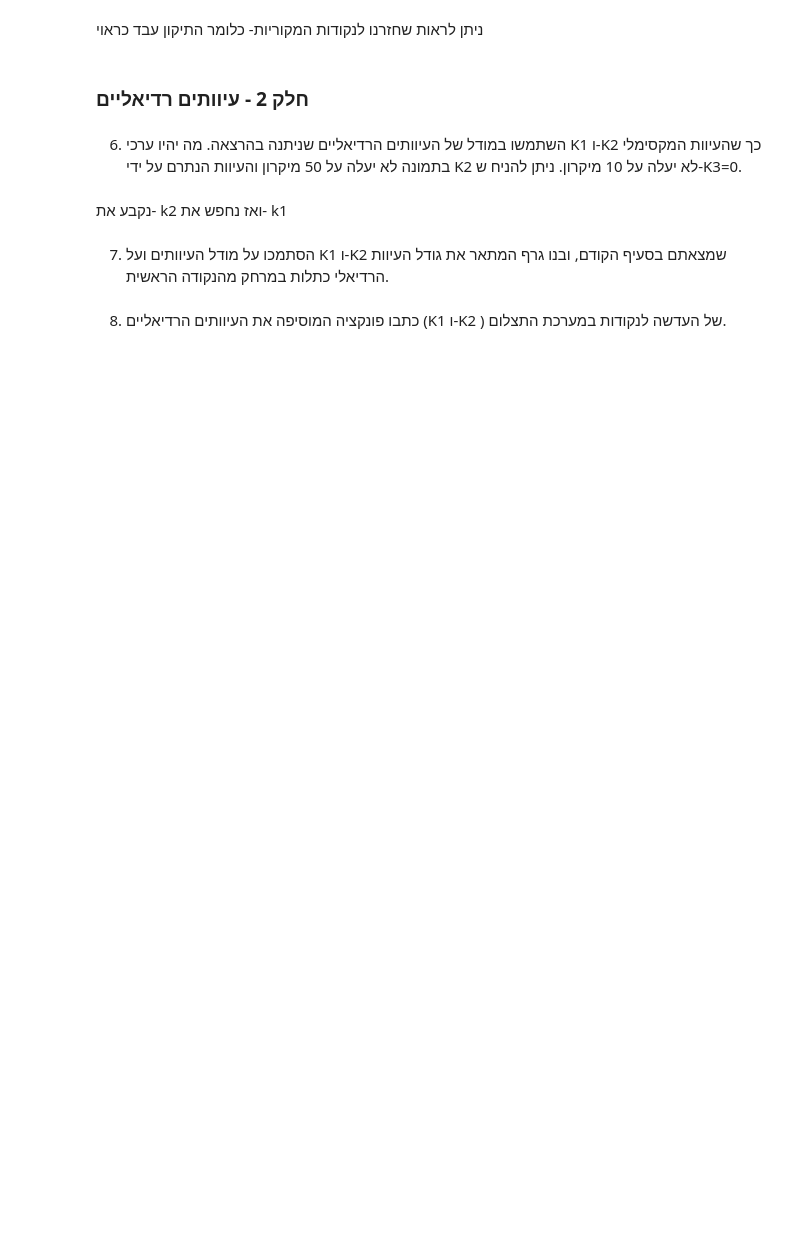
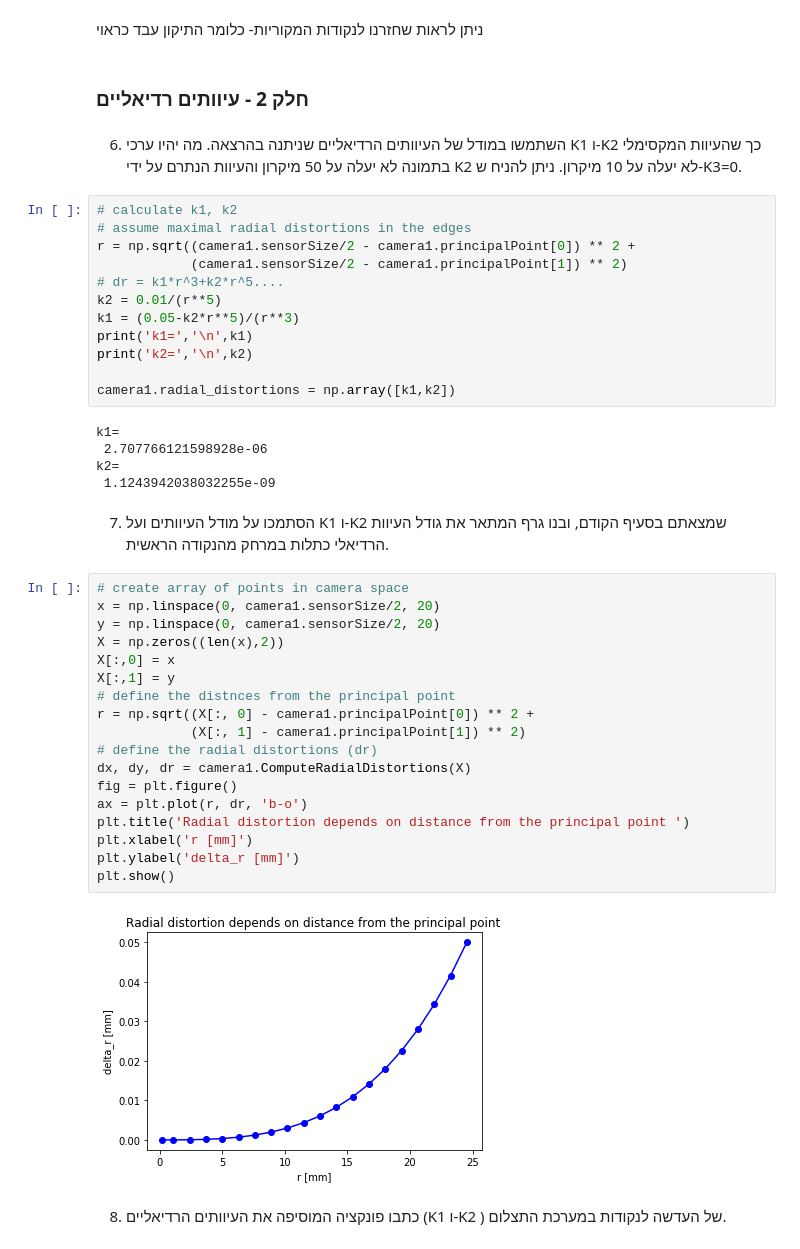
Before and after one commit to orenltr/Photo2, a Jupyter notebook: Lab3_CameraCalibratoin1.ipynb, the cells around one changed output. Cells and saved outputs as stored; diff of their text form; blank space fills up the shorter version.

```diff
--- a/Lab3_CameraCalibratoin1.ipynb
+++ b/Lab3_CameraCalibratoin1.ipynb
@@ -123,12 +129,44 @@ print('~~~~~','\n',correted_points)
 ### חלק 2 - עיוותים רדיאליים
 # %% [markdown]
 6.	השתמשו במודל של העיוותים הרדיאליים שניתנה בהרצאה. מה יהיו ערכי K1  ו-K2 כך שהעיוות המקסימלי בתמונה לא יעלה על 50 מיקרון והעיוות הנתרם על ידי K2 לא יעלה על 10 מיקרון. ניתן להניח ש-K3=0.
-# %% [markdown]
-נקבע את-
-k2
-ואז נחפש את-
-k1
+# %%
+# calculate k1, k2
+# assume maximal radial distortions in the edges
+r = np.sqrt((camera1.sensorSize/2 - camera1.principalPoint[0]) ** 2 +
+            (camera1.sensorSize/2 - camera1.principalPoint[1]) ** 2)
+# dr = k1*r^3+k2*r^5....
+k2 = 0.01/(r**5)
+k1 = (0.05-k2*r**5)/(r**3)
+print('k1=','\n',k1)
+print('k2=','\n',k2)
+
+camera1.radial_distortions = np.array([k1,k2])
+# %% [output]
+k1=
+ 2.707766121598928e-06
+k2=
+ 1.1243942038032255e-09
 # %% [markdown]
 7.	הסתמכו על מודל העיוותים ועל K1 ו-K2 שמצאתם בסעיף הקודם, ובנו גרף המתאר את גודל העיוות הרדיאלי כתלות במרחק מהנקודה הראשית.
+# %%
+# create array of points in camera space
+x = np.linspace(0, camera1.sensorSize/2, 20)
+y = np.linspace(0, camera1.sensorSize/2, 20)
+X = np.zeros((len(x),2))
+X[:,0] = x
+X[:,1] = y
+# define the distnces from the principal point
+r = np.sqrt((X[:, 0] - camera1.principalPoint[0]) ** 2 +
+            (X[:, 1] - camera1.principalPoint[1]) ** 2)
+# define the radial distortions (dr)
+dx, dy, dr = camera1.ComputeRadialDistortions(X)
+fig = plt.figure()
+ax = plt.plot(r, dr, 'b-o')
+plt.title('Radial distortion depends on distance from the principal point ')
+plt.xlabel('r [mm]')
+plt.ylabel('delta_r [mm]')
+plt.show()
+# %% [output]
+[figure, added]
 # %% [markdown]
 8.	כתבו פונקציה המוסיפה את העיוותים הרדיאליים (K1  ו-K2 ) של העדשה לנקודות במערכת התצלום.
```
Also changed, not shown: parts of 10 cells of this notebook.
